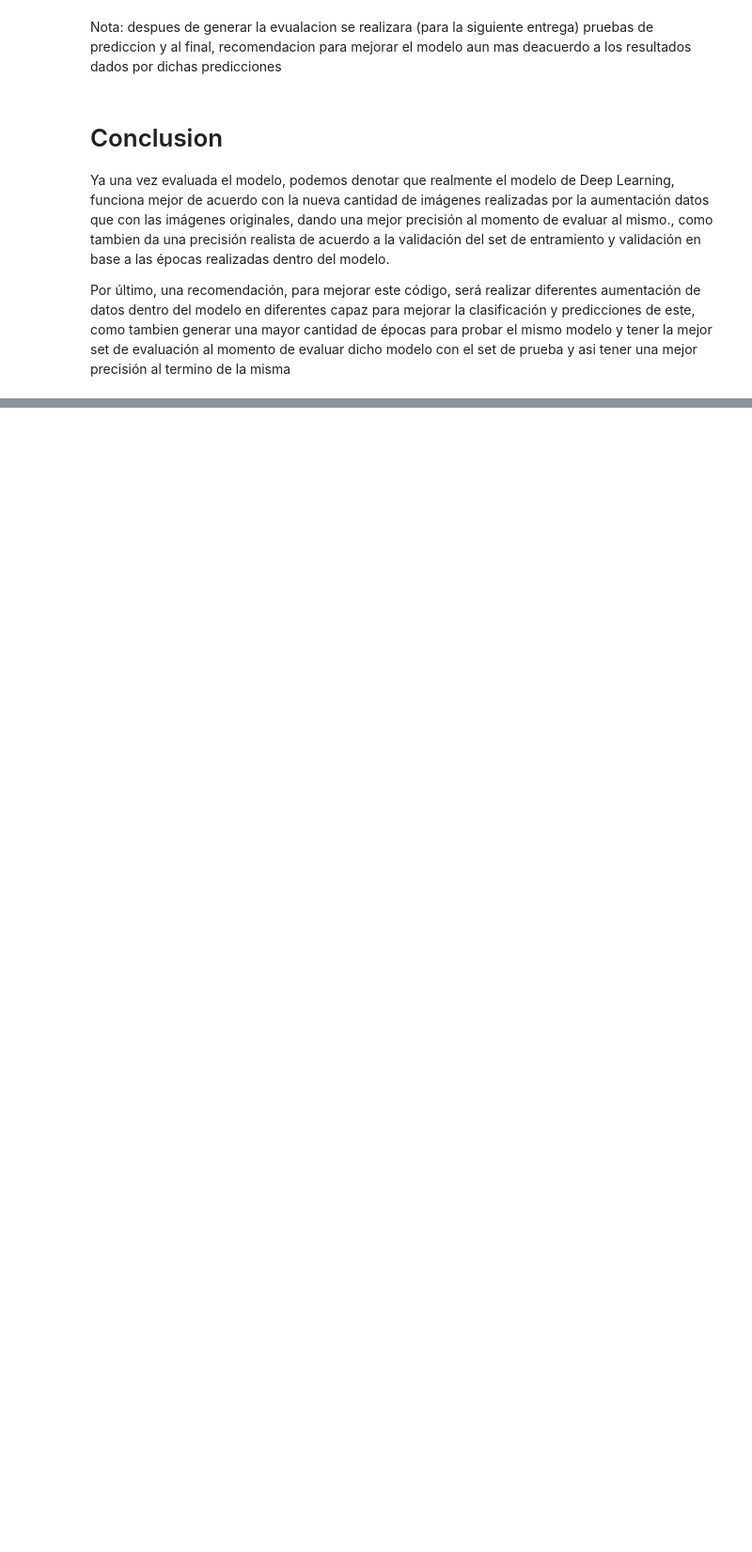
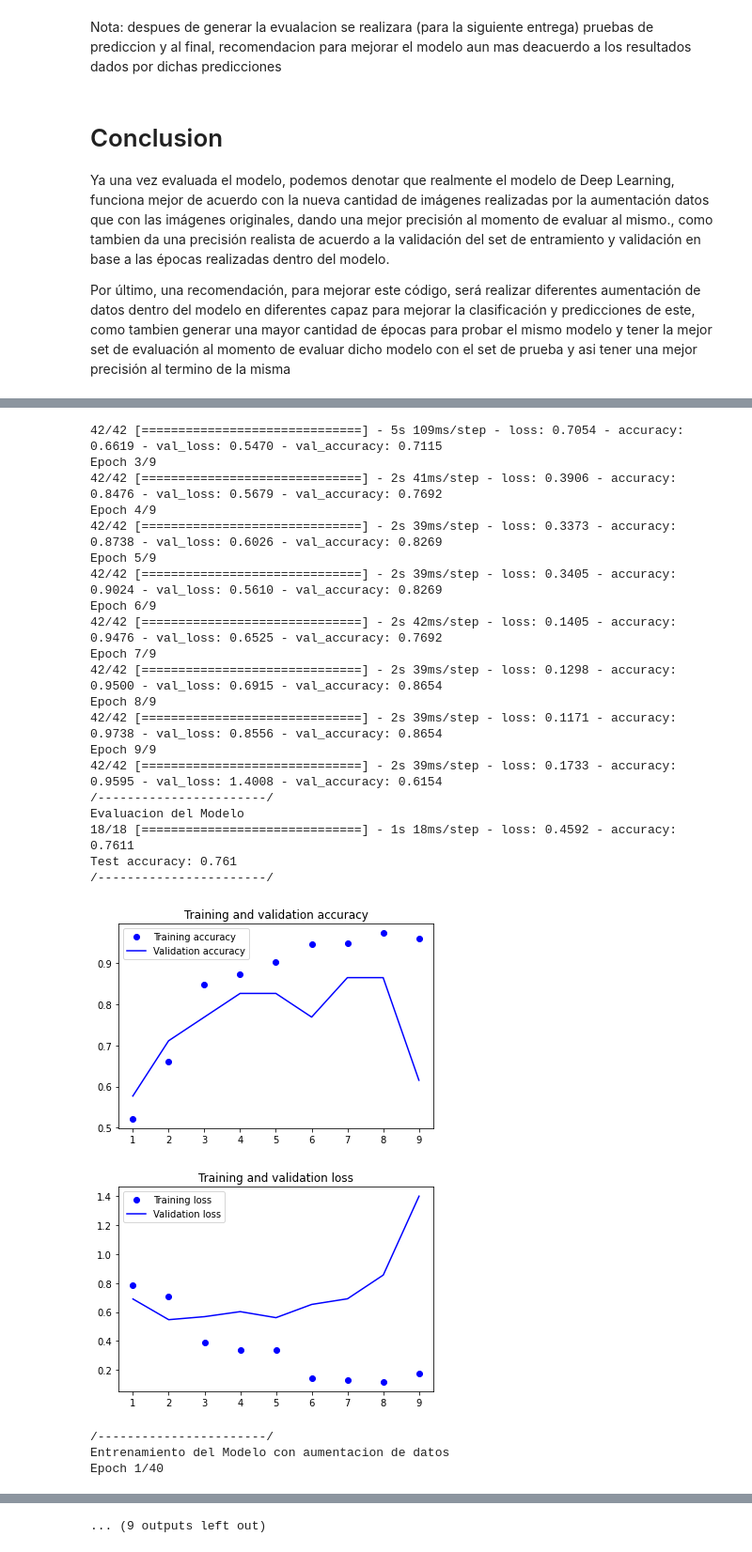
Before and after one commit to RobertVJ/Actividades-Tec, a Jupyter notebook: Módulo 2 Implementación de un modelo de deep learning. (Portafolio Implementación)/Módulo_2_Implementacion_de_un_modelo_de_Deep_Learning.ipynb, the cells around one changed output, grey strips where cells are left out. Shown at 94% size. Cells and saved outputs as stored; diff of their text form; code cells hidden in the pictures; blank space fills up the shorter version.

```diff
--- a/Módulo 2 Implementación de un modelo de deep learning. (Portafolio Implementación)/Módulo_2_Implementacion_de_un_modelo_de_Deep_Learning.ipynb
+++ b/Módulo 2 Implementación de un modelo de deep learning. (Portafolio Implementación)/Módulo_2_Implementacion_de_un_modelo_de_Deep_Learning.ipynb
@@ -493,0 +562,22 @@ Por último, una recomendación, para mejorar este código, será realizar difer
+# %%
+imageURL1= "https://drive.google.com/uc?export=view&id=12q7GPAt_G_Waqo5u7q7_Qx4H_PaXUCys"
+sunflower_path = tf.keras.utils.get_file(
+    "m1",
+    origin=imageURL1,
+    cache_subdir="/tmp",
+)
+
+img = tf.keras.utils.load_img(sunflower_path, target_size=(224, 224))
+
+img_array = tf.keras.utils.img_to_array(img)
+
+img_array = tf.expand_dims(img_array, 0)
+
+predictions = model.predict(img_array)
+
+score = tf.nn.softmax(predictions[0])
+
+print(
+    "This image most likely belongs to {} with a {:.2f} percent confidence.".format(
+        class_names[np.argmax(score)], 100 * np.max(score)
+    ))
@@ -493,0 +906,16 @@ Por último, una recomendación, para mejorar este código, será realizar difer
+# %%
+# original : "archive"
+# nuevo: "train_images1"
+
+# Le preguntamos al usuario el nombre de las carpetas
+#original = input("cual es la carpeta donde se encuentra tus fotos de entrenamiento: ")
+#nueva_carpeta = input("Como quieres que se llame la nueva carpeta donde se guardara los nuevos sets: ")
+
+# Prueba (Solo para probar)
+original = "archive"
+nueva_carpeta = "train_images2"
+
+# Llamamos a la clase y la funcion  start_main
+x = deeplearning()
+x.start_main(original, nueva_carpeta)
+# %% [output]
@@ -493,0 +943,25 @@ Por último, una recomendación, para mejorar este código, será realizar difer
+42/42 [==============================] - 5s 109ms/step - loss: 0.7054 - accuracy: 0.6619 - val_loss: 0.5470 - val_accuracy: 0.7115
+Epoch 3/9
+42/42 [==============================] - 2s 41ms/step - loss: 0.3906 - accuracy: 0.8476 - val_loss: 0.5679 - val_accuracy: 0.7692
+Epoch 4/9
+42/42 [==============================] - 2s 39ms/step - loss: 0.3373 - accuracy: 0.8738 - val_loss: 0.6026 - val_accuracy: 0.8269
+Epoch 5/9
+42/42 [==============================] - 2s 39ms/step - loss: 0.3405 - accuracy: 0.9024 - val_loss: 0.5610 - val_accuracy: 0.8269
+Epoch 6/9
+42/42 [==============================] - 2s 42ms/step - loss: 0.1405 - accuracy: 0.9476 - val_loss: 0.6525 - val_accuracy: 0.7692
+Epoch 7/9
+42/42 [==============================] - 2s 39ms/step - loss: 0.1298 - accuracy: 0.9500 - val_loss: 0.6915 - val_accuracy: 0.8654
+Epoch 8/9
+42/42 [==============================] - 2s 39ms/step - loss: 0.1171 - accuracy: 0.9738 - val_loss: 0.8556 - val_accuracy: 0.8654
+Epoch 9/9
+42/42 [==============================] - 2s 39ms/step - loss: 0.1733 - accuracy: 0.9595 - val_loss: 1.4008 - val_accuracy: 0.6154
+/-----------------------/
+Evaluacion del Modelo
+18/18 [==============================] - 1s 18ms/step - loss: 0.4592 - accuracy: 0.7611
+Test accuracy: 0.761
+/-----------------------/
+[figure, added]
+[figure, added]
+/-----------------------/
+Entrenamiento del Modelo con aumentacion de datos
+Epoch 1/40
@@ -493,0 +976 @@ Por último, una recomendación, para mejorar este código, será realizar difer
+... (9 outputs left out)
```
Also changed, not shown: parts of 25 cells of this notebook.
